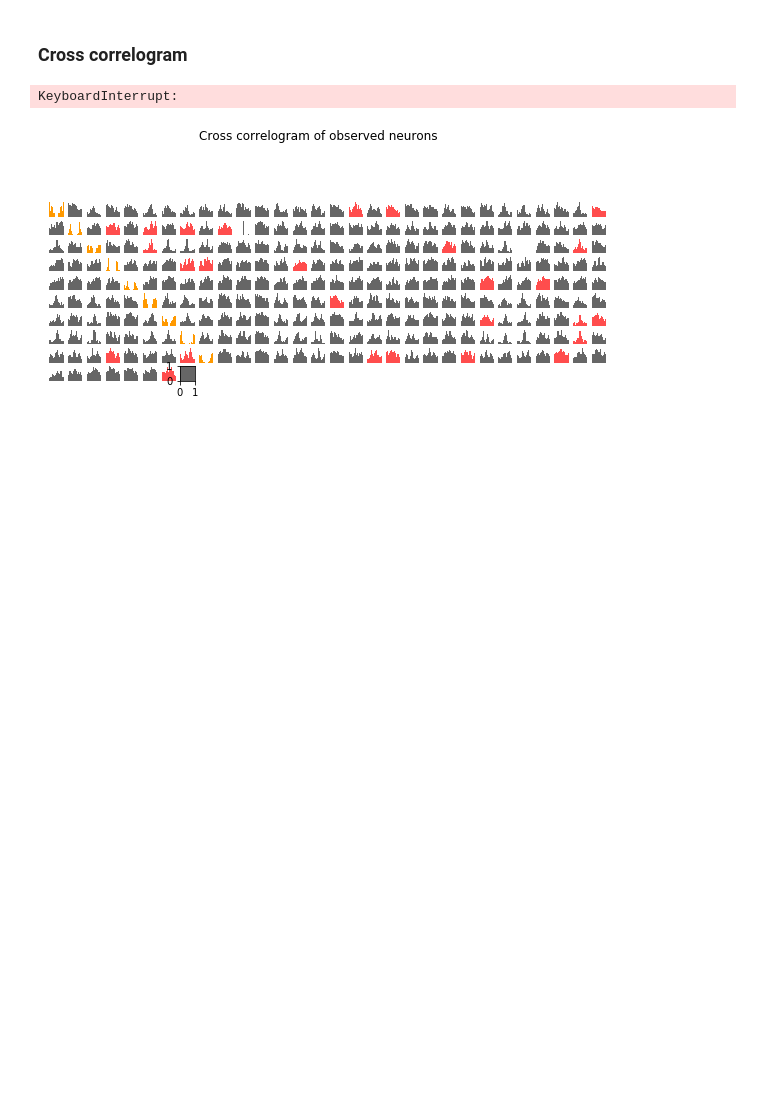
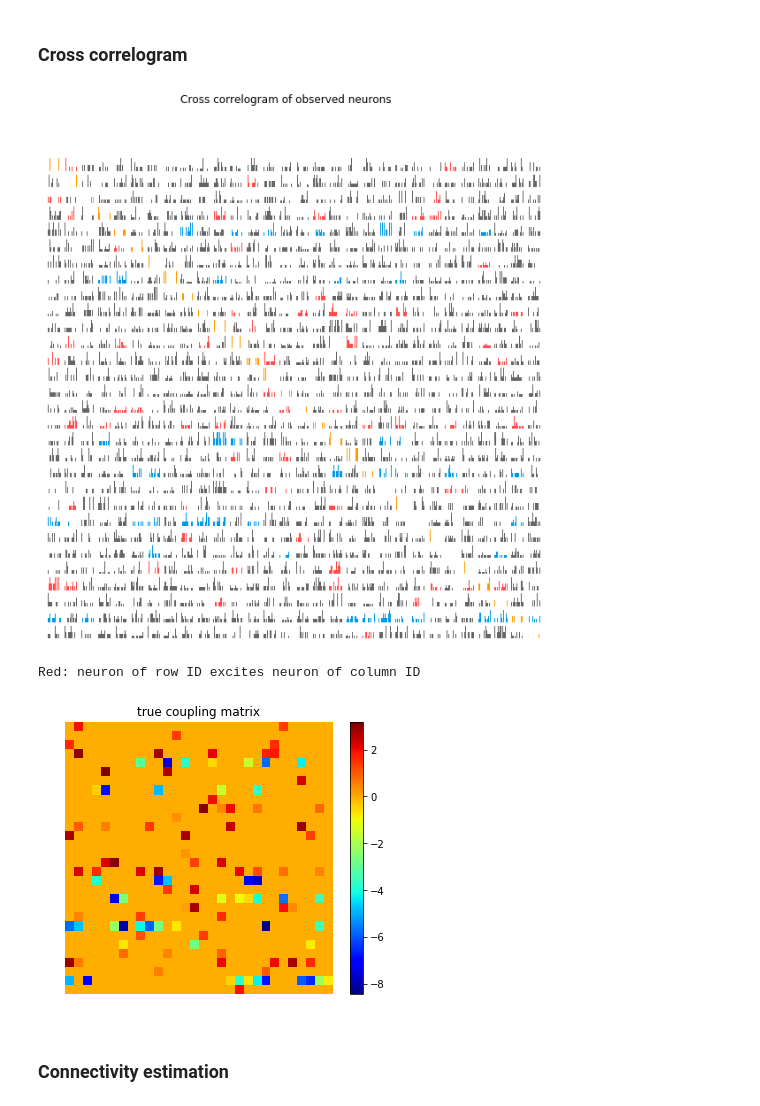
Before and after one commit to yger/inference, a Jupyter notebook: network_inference_aEIF.ipynb, the cells around one changed output. Drawn from its saved outputs; the diff is of its cells as text; code cells hidden in the pictures; blank space fills up the shorter version.

```diff
--- a/network_inference_aEIF.ipynb
+++ b/network_inference_aEIF.ipynb
@@ -281,46 +272,52 @@ steps = np.arange(-int(maxlag),int(maxlag)+1,stepsize) #omit 0 lag
 f = figure(figsize=(10,10))
 suptitle('Cross correlogram of observed neurons')
 sp = 1
-Jcg = np.zeros((Nneurons_obs,Nneurons_obs))
+CCG = np.zeros((Nneurons_obs,Nneurons_obs,2*int(maxlag/stepsize)+1))
 for i_N in range(Nneurons_obs):
     for j_N in range(Nneurons_obs):
         x1 = spikes[i_N,:obs_time*1000]
         x2 = spikes[j_N,:obs_time*1000]
 
         cg = crosscorr(x1,x2,steps)
+
         if i_N==j_N:
             cg[len(cg)/2] = 0
 
+        CCG[i_N,j_N,:] = cg
+
+        # plot
         col = [0.4,0.4,0.4]
         if i_N==j_N:
             col = [1,0.6,0]
         elif Jmat_obs[i_N,j_N]>0:
             col = [1,0.3,0.3]
         elif Jmat_obs[i_N,j_N]<0:
             col = [0,0.6,0.9]
-        #Jcg[j_N,i_N] = cg[len(cg)/2+1] - np.mean(cg)
 
         ax = f.add_subplot(Nneurons_obs,Nneurons_obs,sp)
         bar(steps,cg,width=stepsize,facecolor=col)
         if i_N<(Nneurons_obs-1)*Nneurons_obs:
             ax.set_xticks([])
 
         ax.set_yticks([])
         box()
         sp += 1
 show()
 
 print 'Red: neuron of row ID excites neuron of column ID'
 
 # visualize connectivity matrix
 figure(figsize=(6,5))
 subplot(111)
 imshow(Jmat_obs, origin='upper', interpolation='nearest',
            aspect='auto', cmap=plt.cm.jet)
 title('true coupling matrix')
 colorbar()
 axis('off')
 show()
 # %% [output]
+[figure, new version]
-KeyboardInterrupt:
+Red: neuron of row ID excites neuron of column ID
-[figure, old version]
+[figure, added]
+# %% [markdown]
+### Connectivity estimation
```
Also changed, not shown: parts of 5 cells of this notebook.
